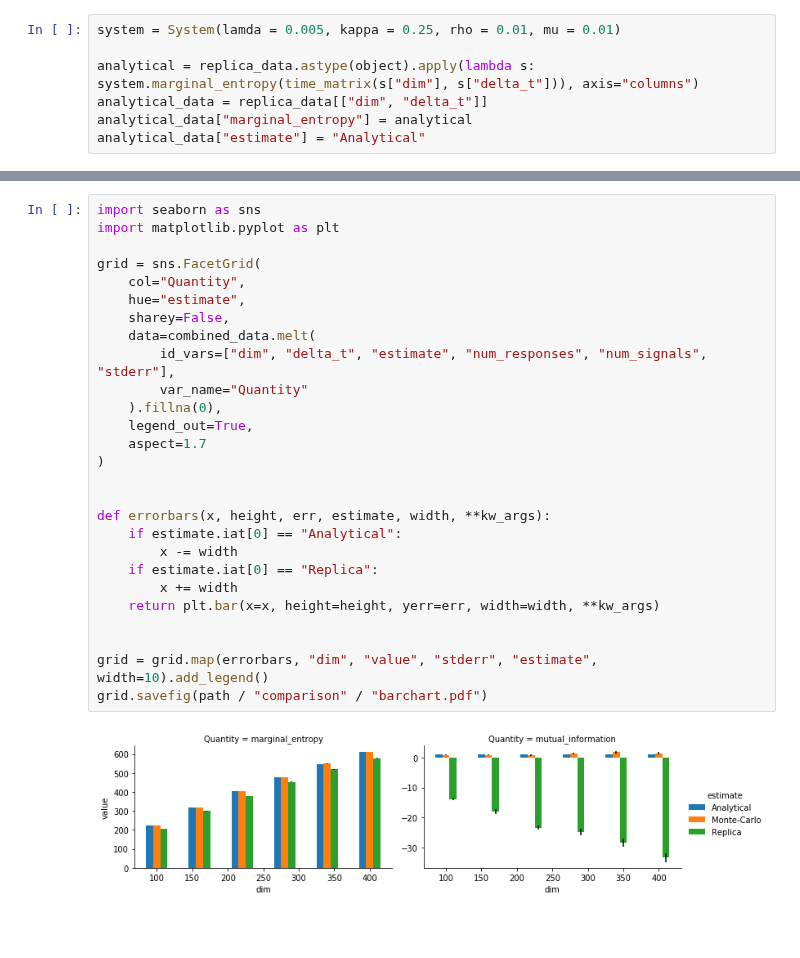
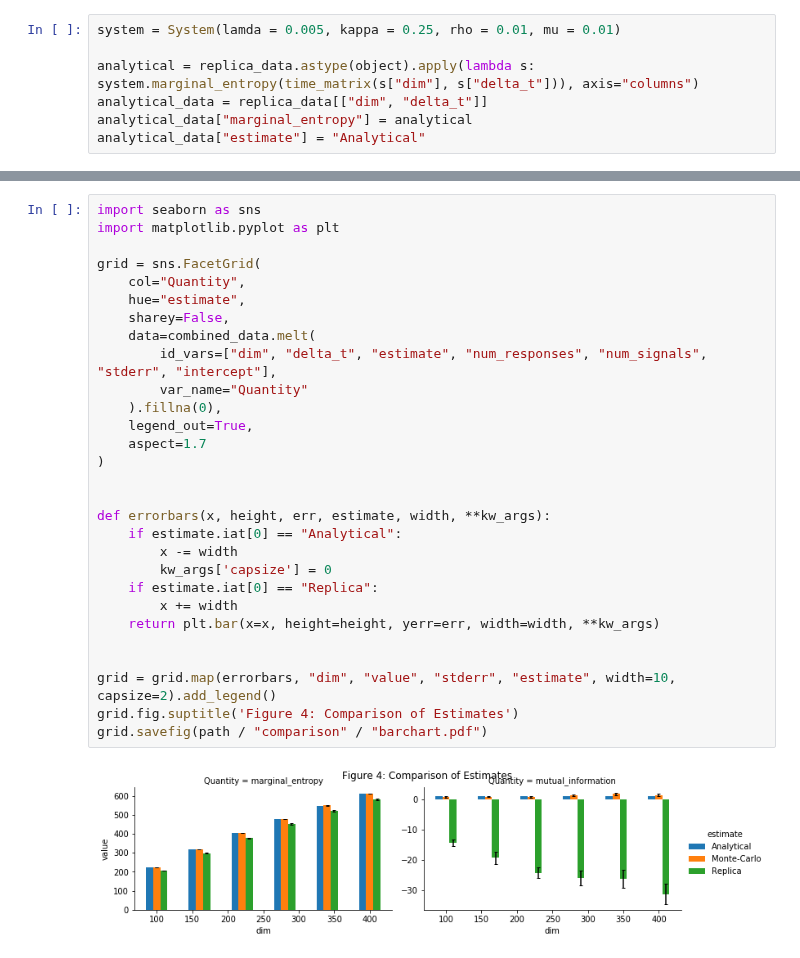
Before and after one commit to manuel-rhdt/master-thesis, a Jupyter notebook: notebooks/compare_estimates.ipynb, the cells around one changed output, grey strips where cells are left out. Saved outputs shown, nothing was run; the diff lists cells and outputs as text; blank space fills up the shorter version.

```diff
--- a/notebooks/compare_estimates.ipynb
+++ b/notebooks/compare_estimates.ipynb
@@ -55,29 +55,31 @@ combined_data
 # %%
 import seaborn as sns
 import matplotlib.pyplot as plt
 
 grid = sns.FacetGrid(
     col="Quantity",
     hue="estimate",
     sharey=False,
     data=combined_data.melt(
-        id_vars=["dim", "delta_t", "estimate", "num_responses", "num_signals", "stderr"],
+        id_vars=["dim", "delta_t", "estimate", "num_responses", "num_signals", "stderr", "intercept"],
         var_name="Quantity"
     ).fillna(0),
     legend_out=True,
     aspect=1.7
 )
 
 
 def errorbars(x, height, err, estimate, width, **kw_args):
     if estimate.iat[0] == "Analytical":
         x -= width
+        kw_args['capsize'] = 0
     if estimate.iat[0] == "Replica":
         x += width
     return plt.bar(x=x, height=height, yerr=err, width=width, **kw_args)
 
 
-grid = grid.map(errorbars, "dim", "value", "stderr", "estimate", width=10).add_legend()
+grid = grid.map(errorbars, "dim", "value", "stderr", "estimate", width=10, capsize=2).add_legend()
+grid.fig.suptitle('Figure 4: Comparison of Estimates')
 grid.savefig(path / "comparison" / "barchart.pdf")
 # %% [output]
-[figure, old version]
+[figure, new version]
```
Also changed, not shown: parts of 1 cell of this notebook, 19 other files.
